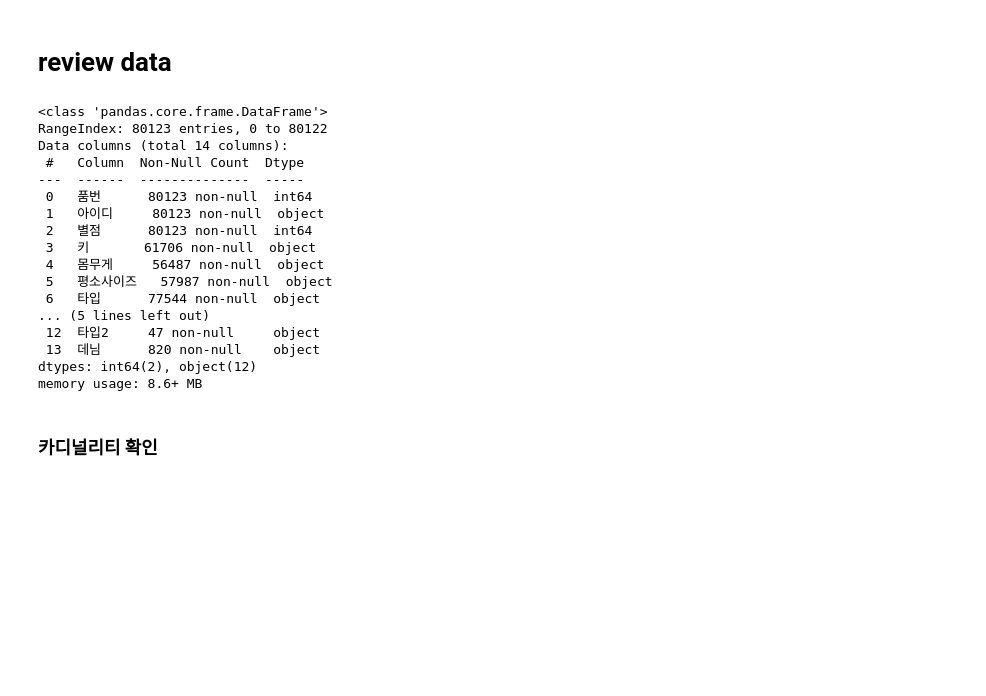
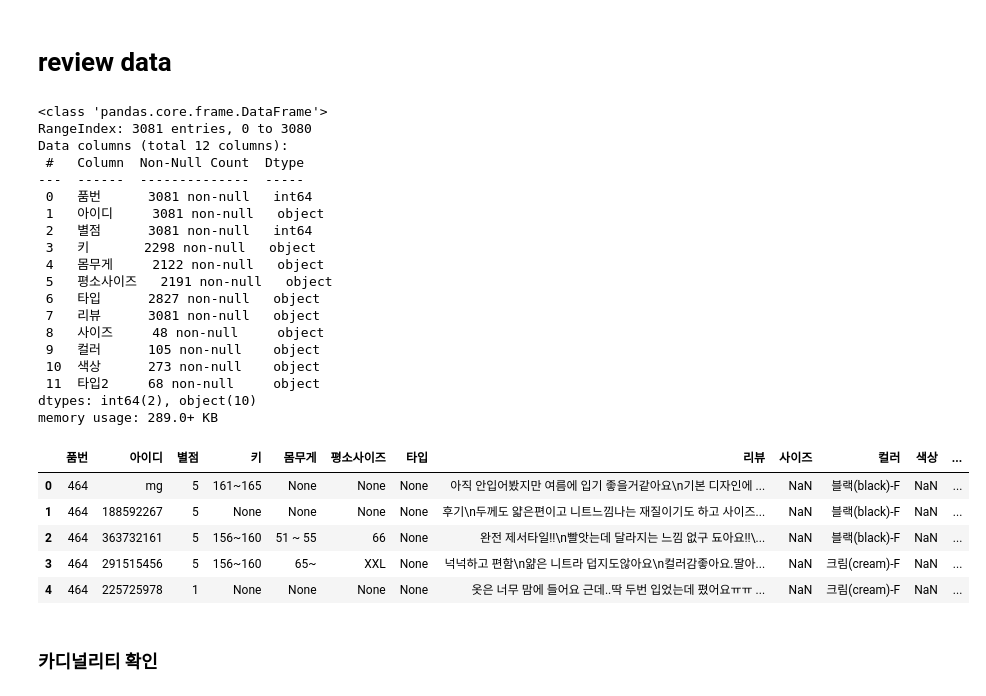
Before and after one commit to sai-with/pj_FitMyBody, a Jupyter notebook: Transform/preprocess.ipynb, the cells around one changed output. Drawn from its saved outputs; the diff is of its cells as text; code cells hidden in the pictures; blank space fills up the shorter version.

```diff
--- a/Transform/preprocess.ipynb
+++ b/Transform/preprocess.ipynb
@@ -59,23 +59,34 @@ items.tail()
 review = pd.read_json('./reviews.json')
 
 # 불필요한 컬럼 삭제
-review = review[['품번', '아이디', '별점', '키', '몸무게', '평소사이즈', '타입', '리뷰', '사이즈', '컬러', '색상', '색상-사이즈', '타입2', '데님']]
+review = review[['품번', '아이디', '별점', '키', '몸무게', '평소사이즈', '타입', '리뷰', '사이즈', '컬러', '색상', '타입2']] #, '색상-사이즈', '데님'
 review.info()
 # %% [output]
 <class 'pandas.core.frame.DataFrame'>
-RangeIndex: 80123 entries, 0 to 80122
-Data columns (total 14 columns):
+RangeIndex: 3081 entries, 0 to 3080
+Data columns (total 12 columns):
  #   Column  Non-Null Count  Dtype
 ---  ------  --------------  -----
- 0   품번      80123 non-null  int64
- 1   아이디     80123 non-null  object
- 2   별점      80123 non-null  int64
- 3   키       61706 non-null  object
- 4   몸무게     56487 non-null  object
- 5   평소사이즈   57987 non-null  object
- 6   타입      77544 non-null  object
-... (5 lines left out)
- 12  타입2     47 non-null     object
- 13  데님      820 non-null    object
-dtypes: int64(2), object(12)
-memory usage: 8.6+ MB
+ 0   품번      3081 non-null   int64
+ 1   아이디     3081 non-null   object
+ 2   별점      3081 non-null   int64
+ 3   키       2298 non-null   object
+ 4   몸무게     2122 non-null   object
+ 5   평소사이즈   2191 non-null   object
+ 6   타입      2827 non-null   object
+ 7   리뷰      3081 non-null   object
+ 8   사이즈     48 non-null     object
+ 9   컬러      105 non-null    object
+ 10  색상      273 non-null    object
+ 11  타입2     68 non-null     object
+dtypes: int64(2), object(10)
+memory usage: 289.0+ KB
+# %%
+review.head()
+# %% [output]
+|  | 품번 | 아이디 | 별점 | 키 | 몸무게 | 평소사이즈 | 타입 | 리뷰 | 사이즈 | 컬러 | 색상 | ... |
+| 0 | 464 | mg | 5 | 161~165 | None | None | None | 아직 안입어봤지만 여름에 입기 좋을거같아요\n기본 디자인에 ... | NaN | 블랙(black)-F | NaN | ... |
+| 1 | 464 | 188592267 | 5 | None | None | None | None | 후기\n두께도 얇은편이고 니트느낌나는 재질이기도 하고 사이즈... | NaN | 블랙(black)-F | NaN | ... |
+| 2 | 464 | 363732161 | 5 | 156~160 | 51 ~ 55 | 66 | None | 완전 제서타일!!\n빨앗는데 달라지는 느낌 없구 됴아요!!\... | NaN | 블랙(black)-F | NaN | ... |
+| 3 | 464 | 291515456 | 5 | 156~160 | 65~ | XXL | None | 넉넉하고 편함\n얆은 니트라 덥지도않아요\n컬러감좋아요.딸아... | NaN | 크림(cream)-F | NaN | ... |
+| 4 | 464 | 225725978 | 1 | None | None | None | None | 옷은 너무 맘에 들어요 근데..딱 두번 입었는데 폈어요ㅠㅠ ... | NaN | 크림(cream)-F | NaN | ... |
```
Also changed, not shown: parts of 16 cells of this notebook.
